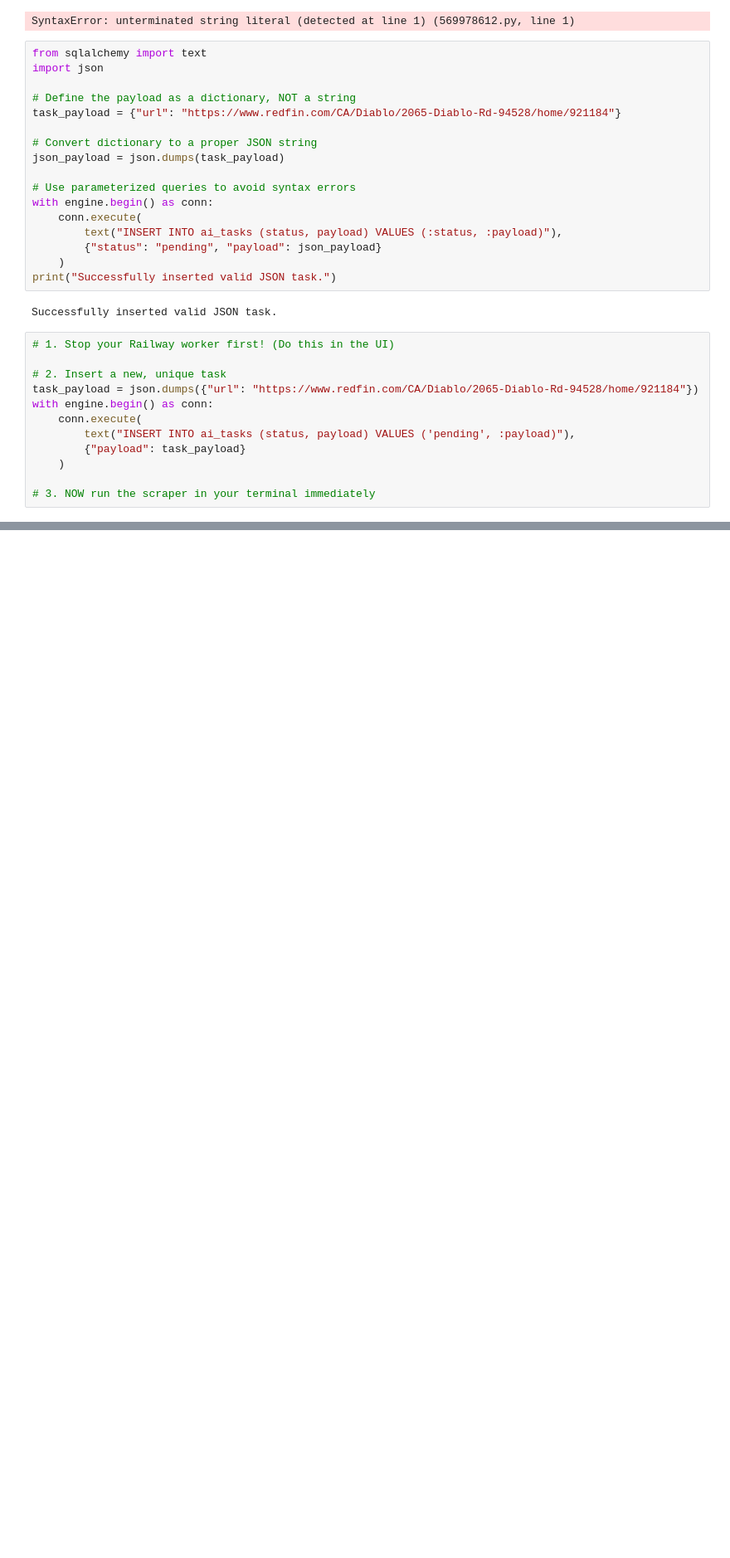
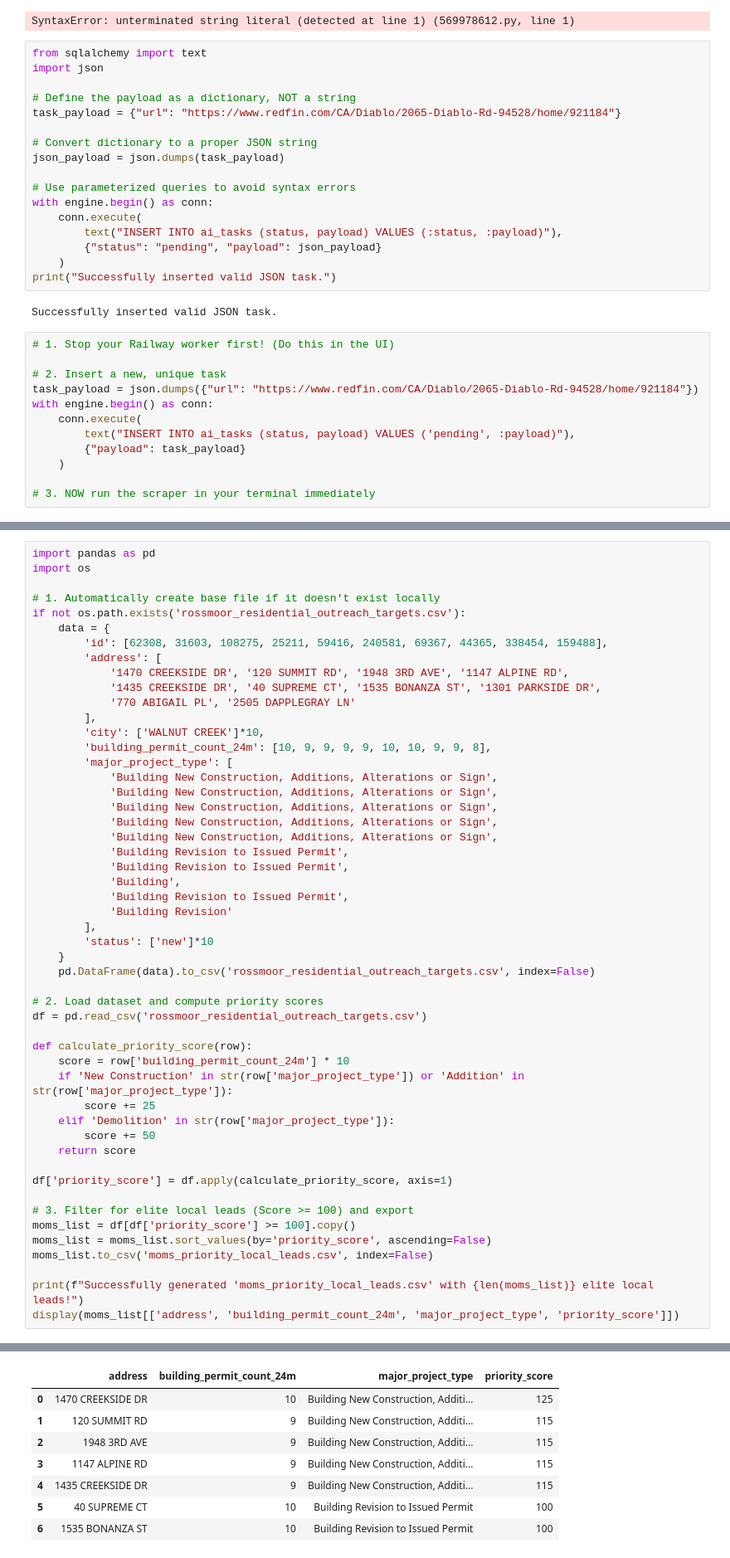
Before and after one commit to samuel-stone/eastbayrealestate, a Jupyter notebook: analytics/notebook.ipynb, the cells around one changed output, grey strips where cells are left out. Shown at 83% size. Drawn from its saved outputs; the diff is of its cells as text; blank space fills up the shorter version.

```diff
--- a/analytics/notebook.ipynb
+++ b/analytics/notebook.ipynb
@@ -548,0 +923,52 @@ with engine.begin() as conn:
+# %%
+import pandas as pd
+import os
+
+# 1. Automatically create base file if it doesn't exist locally
+if not os.path.exists('rossmoor_residential_outreach_targets.csv'):
+    data = {
+        'id': [62308, 31603, 108275, 25211, 59416, 240581, 69367, 44365, 338454, 159488],
+        'address': [
+            '1470 CREEKSIDE DR', '120 SUMMIT RD', '1948 3RD AVE', '1147 ALPINE RD',
+            '1435 CREEKSIDE DR', '40 SUPREME CT', '1535 BONANZA ST', '1301 PARKSIDE DR',
+            '770 ABIGAIL PL', '2505 DAPPLEGRAY LN'
+        ],
+        'city': ['WALNUT CREEK']*10,
+        'building_permit_count_24m': [10, 9, 9, 9, 9, 10, 10, 9, 9, 8],
+        'major_project_type': [
+            'Building New Construction, Additions, Alterations or Sign',
+            'Building New Construction, Additions, Alterations or Sign',
+            'Building New Construction, Additions, Alterations or Sign',
+            'Building New Construction, Additions, Alterations or Sign',
+            'Building New Construction, Additions, Alterations or Sign',
+            'Building Revision to Issued Permit',
+            'Building Revision to Issued Permit',
+            'Building',
+            'Building Revision to Issued Permit',
+            'Building Revision'
+        ],
+        'status': ['new']*10
+    }
+    pd.DataFrame(data).to_csv('rossmoor_residential_outreach_targets.csv', index=False)
+
+# 2. Load dataset and compute priority scores
+df = pd.read_csv('rossmoor_residential_outreach_targets.csv')
+
+def calculate_priority_score(row):
+    score = row['building_permit_count_24m'] * 10
+    if 'New Construction' in str(row['major_project_type']) or 'Addition' in str(row['major_project_type']):
+        score += 25
+    elif 'Demolition' in str(row['major_project_type']):
+        score += 50
+    return score
+
+df['priority_score'] = df.apply(calculate_priority_score, axis=1)
+
+# 3. Filter for elite local leads (Score >= 100) and export
+moms_list = df[df['priority_score'] >= 100].copy()
+moms_list = moms_list.sort_values(by='priority_score', ascending=False)
+moms_list.to_csv('moms_priority_local_leads.csv', index=False)
+
+print(f"Successfully generated 'moms_priority_local_leads.csv' with {len(moms_list)} elite local leads!")
+display(moms_list[['address', 'building_permit_count_24m', 'major_project_type', 'priority_score']])
+# %% [output]
@@ -548,0 +976,8 @@ with engine.begin() as conn:
+|  | address | building_permit_count_24m | major_project_type | priority_score |
+| 0 | 1470 CREEKSIDE DR | 10 | Building New Construction, Additi... | 125 |
+| 1 | 120 SUMMIT RD | 9 | Building New Construction, Additi... | 115 |
+| 2 | 1948 3RD AVE | 9 | Building New Construction, Additi... | 115 |
+| 3 | 1147 ALPINE RD | 9 | Building New Construction, Additi... | 115 |
+| 4 | 1435 CREEKSIDE DR | 9 | Building New Construction, Additi... | 115 |
+| 5 | 40 SUPREME CT | 10 | Building Revision to Issued Permit | 100 |
+| 6 | 1535 BONANZA ST | 10 | Building Revision to Issued Permit | 100 |
```
Also changed, not shown: parts of 9 cells of this notebook, 7 other files.
